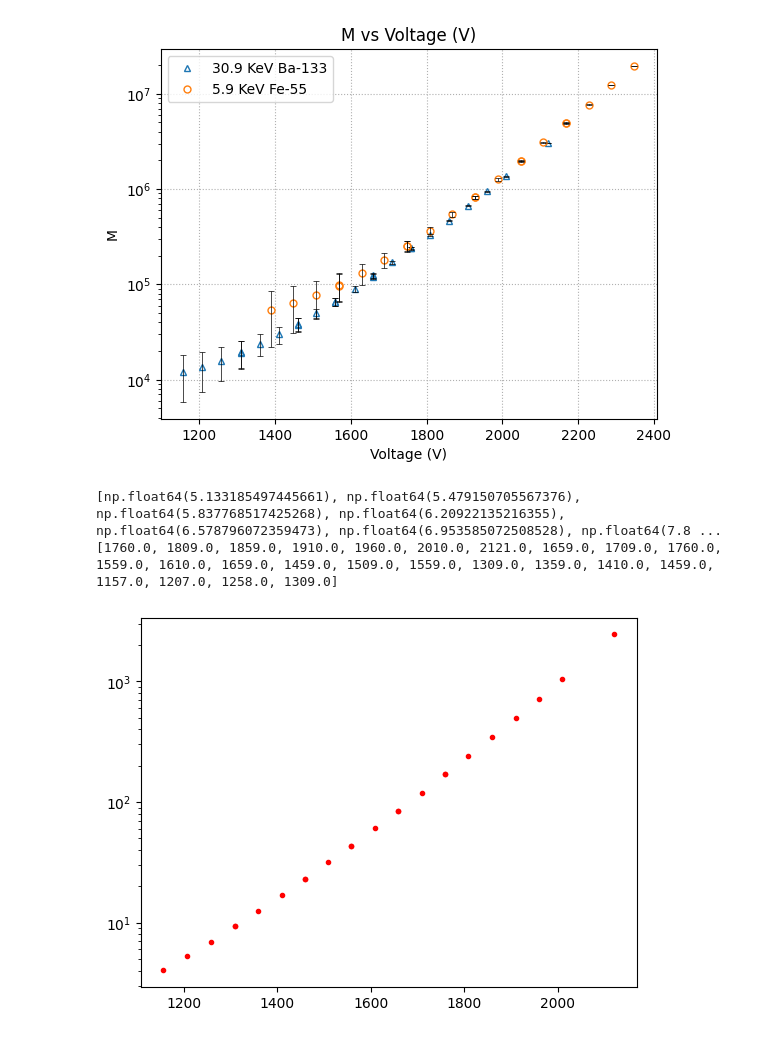
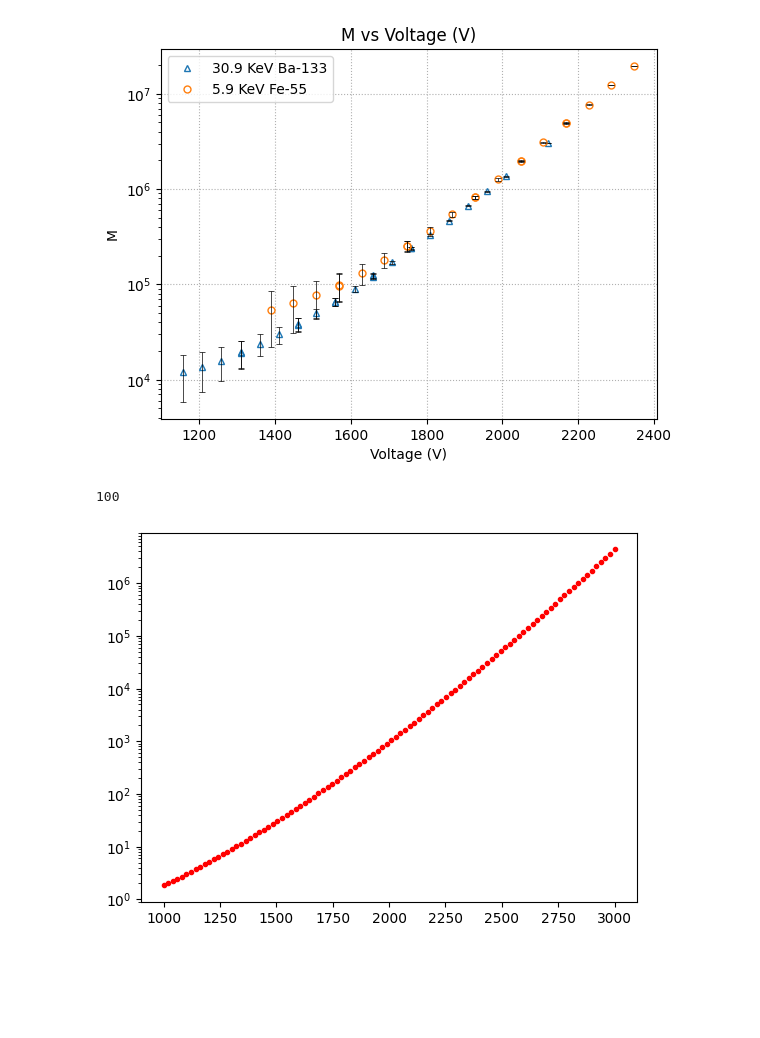
Before and after one commit to Shounak2512/Proportional-counter, a Jupyter notebook: comb_plot.ipynb, the cells around one changed output. Drawn from its saved outputs; the diff is of its cells as text; code cells hidden in the pictures; blank space fills up the shorter version.

```diff
--- a/comb_plot.ipynb
+++ b/comb_plot.ipynb
@@ -26,7 +26,7 @@ def extract_mca_data(file_path):
                 data_values.append(int(line))
     return data_values
 
-directory = "team_battery"
+directory = "team_battery/Mixed_up_spec_files"
 
 # Regex: ba_<gain>_<voltage>.mca  e.g. ba_4_1659.mca
 pattern = re.compile(r"fe_(\d+)_(\d+)\.mca")
@@ -623,10 +632,2 @@ def gaussian(x, a, mu, sigma):
 # %% [markdown]
 Creating functions to run withing loops (The names are self explainatory)
-# %%
-def bkg_corrector(bkg_list,data_list,index):
-    bkg_corr_data_list=[]
-    for i in range(0,len(bkg_list)):
-        bkg_corr_data=data_list[index][i]-bkg_list[i]
-        bkg_corr_data_list.append(bkg_corr_data)
-    bkg_corr_data_list=np.array(bkg_corr_data_list).clip(min=0)
-    return bkg_corr_data_list
@@ -1141,34 +1127,53 @@ def calculate_ln_M(V_array, b, a, delta_V, p, K):
 # %%
-def ln_M(V,b,a,delta_V,p,k):
-    ln_M=(V*np.log(2))/(np.log(b/a)*delta_V)*(np.log(V/(p*a*np.log(b/a)))-np.log(k))
+def ln_M_func(V,b,a,delta_V,p,k):
+    # ln_M=(V*np.log(2))/(np.log(b/a)*delta_V)*(np.log(V/(p*a*np.log(b/a)))-np.log(k))
+    ln_M=(V*np.log(2))*(np.log(V/(p*a*k*np.log(b/a))))/(np.log(b/a)*delta_V)
     M_vals=np.exp(ln_M)
     return ln_M, M_vals
 # %%
 b=(66e-1)/2
 a=(50e-4)/2
-delta_V_fe=23.6
-delta_V_ba=50
+delta_V=23.6
 p=1
 K_val=4.8e4
-ln_M_fe_list=[]
-M_fe_list=[]
-# ln_M_fe,M_fe=calculate_ln_M(file_labels, b, a, delta_V_fe, p, K_val)
-# ln_M_ba,M_ba=calculate_ln_M(file_labels_fe, b, a, delta_V_ba, p, K_val)
-for i in range(0,len(file_labels_fe)):
-    ln_M_fe,M_vals_fe=ln_M(file_labels_fe[i], b, a, delta_V_fe, p, K_val)
-    ln_M_fe_list.append(ln_M_fe)
-    M_fe_list.append(M_vals_fe)
-# plt.plot(ln_M_fe_list)
-plt.plot(file_labels_fe,M_fe_list,'r.')
-# plt.plot(file_labels,M_fe,'r.')
-# plt.plot(file_labels_fe,M_ba,'b.')
+ln_M_list=[]
+M_list=[]
+#######
+ln_M_list_th=[]
+M_list_th=[]
+
+theory_v_range=np.linspace(1000,3000,100)
+
+for i in range(0,len(theory_v_range)):
+    ln_M_th,M_vals_th=ln_M_func(theory_v_range[i], b, a, delta_V, p, K_val)
+    ln_M_list_th.append(ln_M_th)
+    M_list_th.append(M_vals_th)
+
+print(len(M_list_th))
+
+
+plt.plot(theory_v_range,M_list_th,'r.')
 plt.yscale('log')
-print(ln_M_fe_list)
-print(file_labels_fe)
+plt.show()
+
+########
+# for i in range(0,len(file_labels)):
+#     ln_M,M_vals=ln_M_func(file_labels[i], b, a, delta_V, p, K_val)
+#     ln_M_list.append(ln_M)
+#     M_list.append(M_vals)
+
+# plt.plot(file_labels,M_list,'r.')
+# plt.yscale('log')
+# plt.show()
+
+# print(ln_M_list)
+# print(file_labels)
+# print(file_labels_fe)
+
+# plt.plot(file_labels,ln_M_list,'b.')
 # %% [output]
-[np.float64(5.133185497445661), np.float64(5.479150705567376), np.float64(5.837768517425268), np.float64(6.20922135216355), np.float64(6.578796072359473), np.float64(6.953585072508528), np.float64(7.8 ...
-[1760.0, 1809.0, 1859.0, 1910.0, 1960.0, 2010.0, 2121.0, 1659.0, 1709.0, 1760.0, 1559.0, 1610.0, 1659.0, 1459.0, 1509.0, 1559.0, 1309.0, 1359.0, 1410.0, 1459.0, 1157.0, 1207.0, 1258.0, 1309.0]
+100
-[figure, old version]
+[figure, new version]
 # %%
 plt.plot(file_labels_fe,gas_mult_list_fe,marker='^',ms=5,linestyle='None',fillstyle='none',label='30.9 KeV Ba-133')
 plt.errorbar(file_labels_fe,gas_mult_list_fe,yerr=gas_mult_err_fe,linestyle='none',color='black', capsize=2, capthick=0.5,elinewidth=0.5)
```
Also changed, not shown: parts of 12 cells of this notebook, 3 other files.
